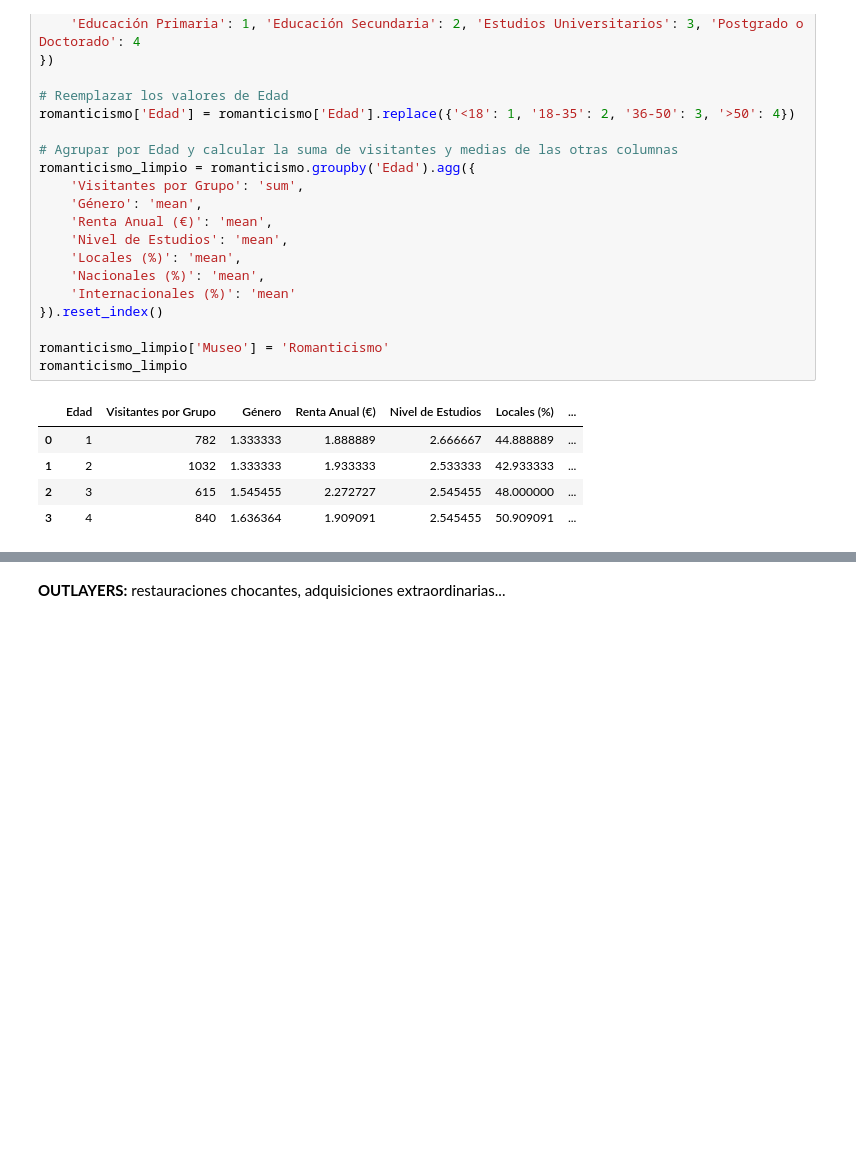
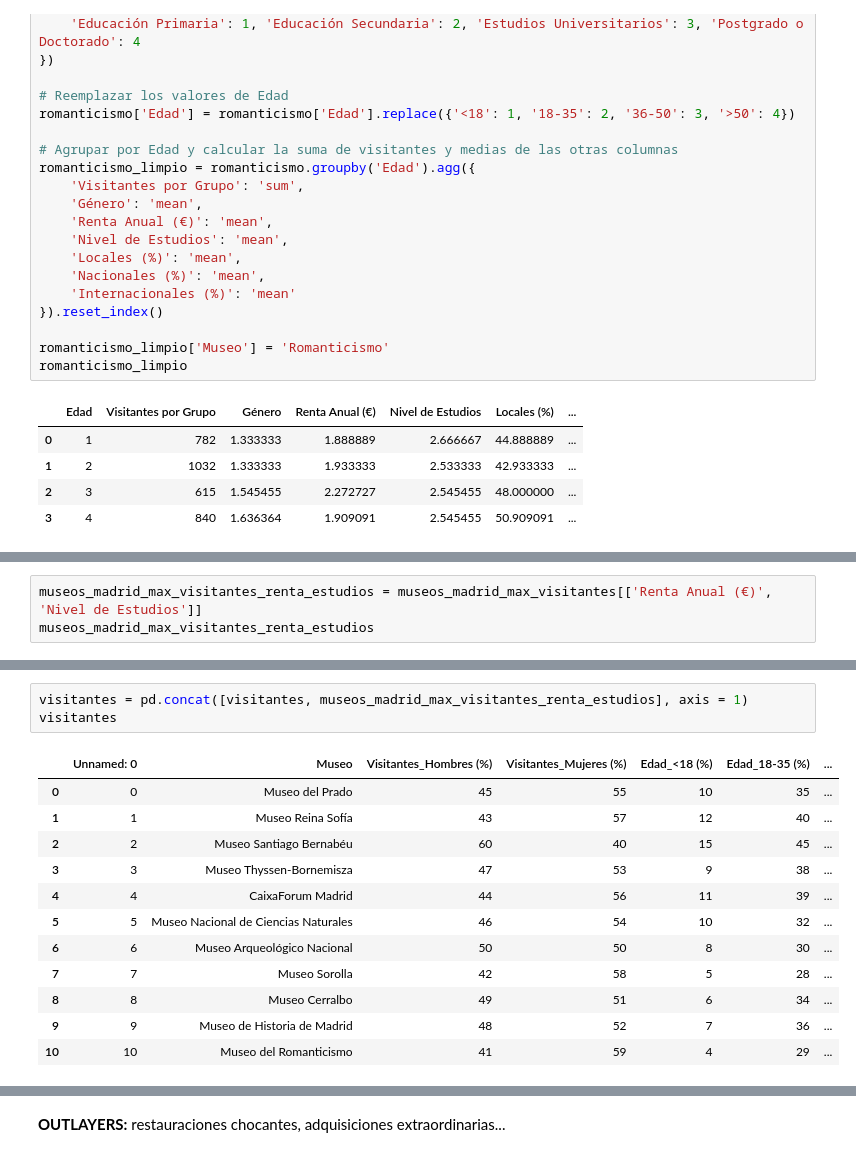
Before and after one commit to pgf3712/EDA_Madrid_Museums, a Jupyter notebook: 3-EDA_DESAROLLO.ipynb, the cells around one changed output, grey strips where cells are left out. Saved outputs shown, nothing was run; the diff lists cells and outputs as text; blank space fills up the shorter version.

```diff
--- a/3-EDA_DESAROLLO.ipynb
+++ b/3-EDA_DESAROLLO.ipynb
@@ -967,0 +1052,3 @@ romanticismo_limpio
+# %%
+museos_madrid_max_visitantes_renta_estudios = museos_madrid_max_visitantes[['Renta Anual (€)', 'Nivel de Estudios']]
+museos_madrid_max_visitantes_renta_estudios
@@ -967,0 +1075,16 @@ romanticismo_limpio
+# %%
+visitantes = pd.concat([visitantes, museos_madrid_max_visitantes_renta_estudios], axis = 1)
+visitantes
+# %% [output]
+|  | Unnamed: 0 | Museo | Visitantes_Hombres (%) | Visitantes_Mujeres (%) | Edad_<18 (%) | Edad_18-35 (%) | ... |
+| 0 | 0 | Museo del Prado | 45 | 55 | 10 | 35 | ... |
+| 1 | 1 | Museo Reina Sofía | 43 | 57 | 12 | 40 | ... |
+| 2 | 2 | Museo Santiago Bernabéu | 60 | 40 | 15 | 45 | ... |
+| 3 | 3 | Museo Thyssen-Bornemisza | 47 | 53 | 9 | 38 | ... |
+| 4 | 4 | CaixaForum Madrid | 44 | 56 | 11 | 39 | ... |
+| 5 | 5 | Museo Nacional de Ciencias Naturales | 46 | 54 | 10 | 32 | ... |
+| 6 | 6 | Museo Arqueológico Nacional | 50 | 50 | 8 | 30 | ... |
+| 7 | 7 | Museo Sorolla | 42 | 58 | 5 | 28 | ... |
+| 8 | 8 | Museo Cerralbo | 49 | 51 | 6 | 34 | ... |
+| 9 | 9 | Museo de Historia de Madrid | 48 | 52 | 7 | 36 | ... |
+| 10 | 10 | Museo del Romanticismo | 41 | 59 | 4 | 29 | ... |
```
Also changed, not shown: parts of 23 cells of this notebook, 3 other files.
